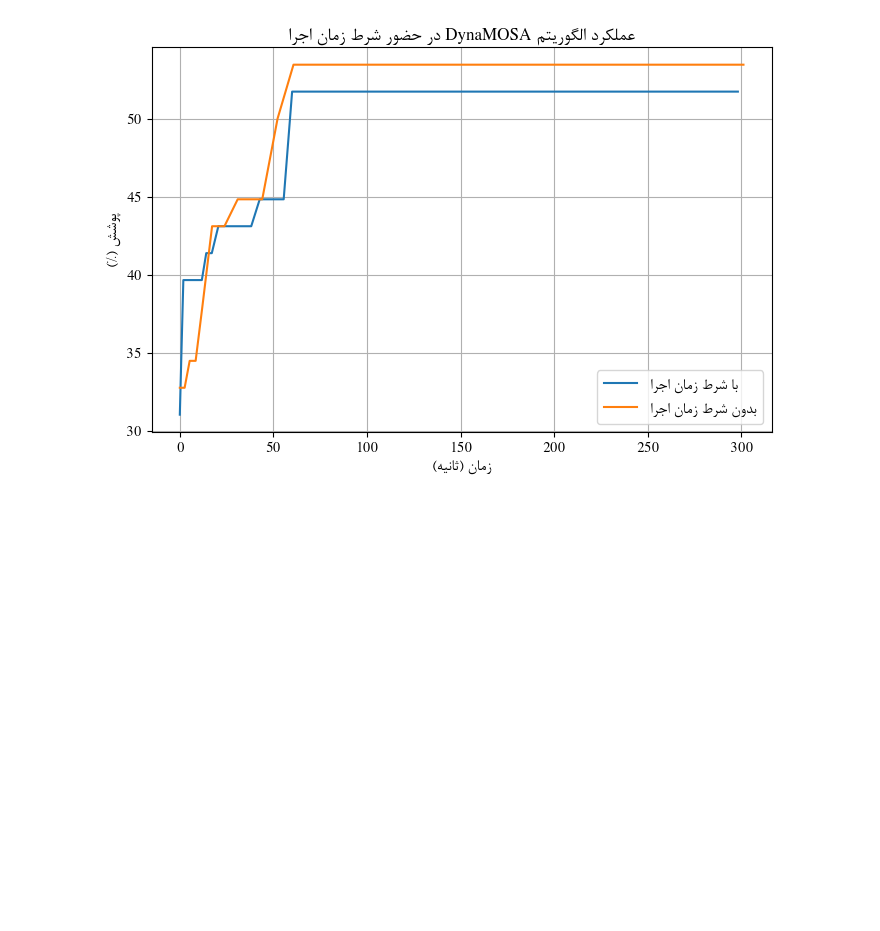
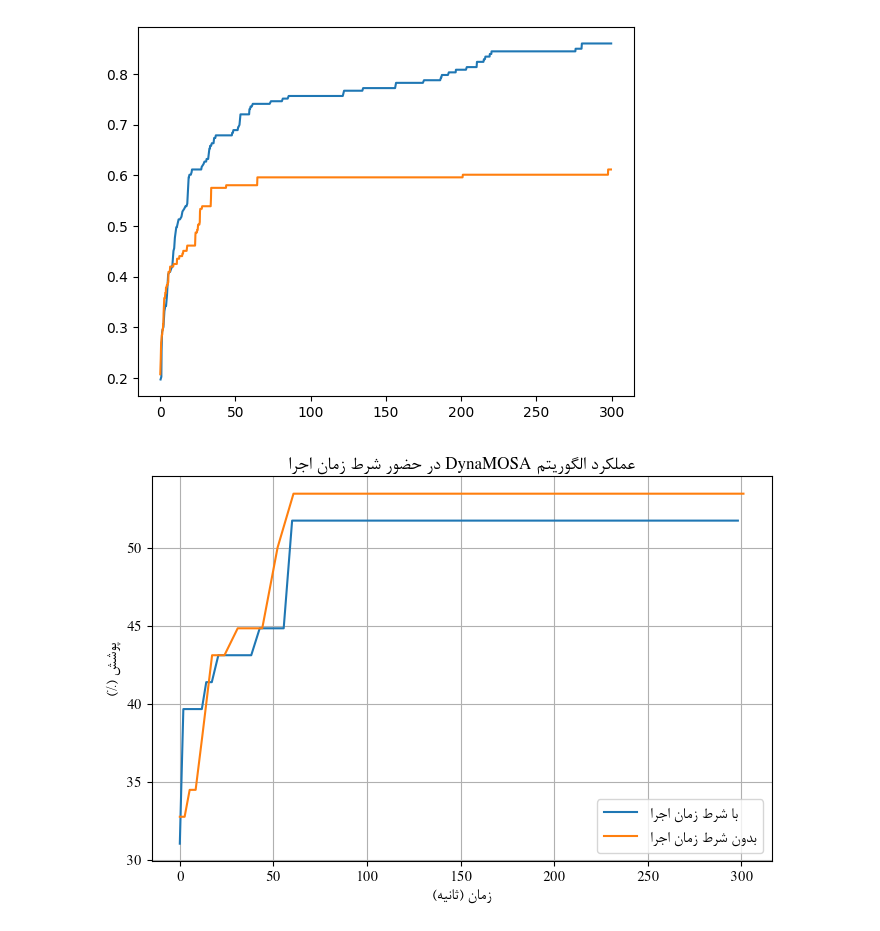
Before and after one commit to sepehrs1378/pynguin, a Jupyter notebook: notebooks/plot.ipynb, the cells around one changed output. Drawn from its saved outputs; the diff is of its cells as text; code cells hidden in the pictures; blank space fills up the shorter version.

```diff
--- a/notebooks/plot.ipynb
+++ b/notebooks/plot.ipynb
@@ -44 +83,8 @@ Processed WHOLE_SUITE
+# %%
+i = 7
+plt.plot([e['elapsed_time'] for e in dev_info[i]], [e['solutions']['coverage'] for e in dev_info[i]])
+plt.plot([e['elapsed_time'] for e in algo_info[i]], [e['solutions']['coverage'] for e in algo_info[i]])
+plt.show()
+# %% [output]
+[figure, added]
 # %%
```
Also changed, not shown: parts of 5 cells of this notebook, 1 other file.
